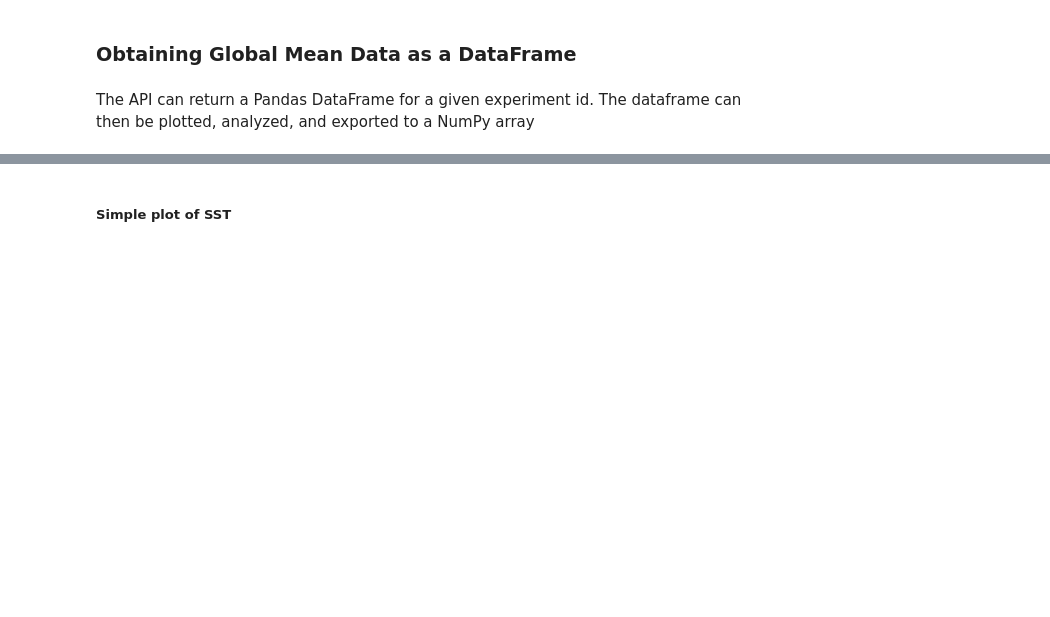
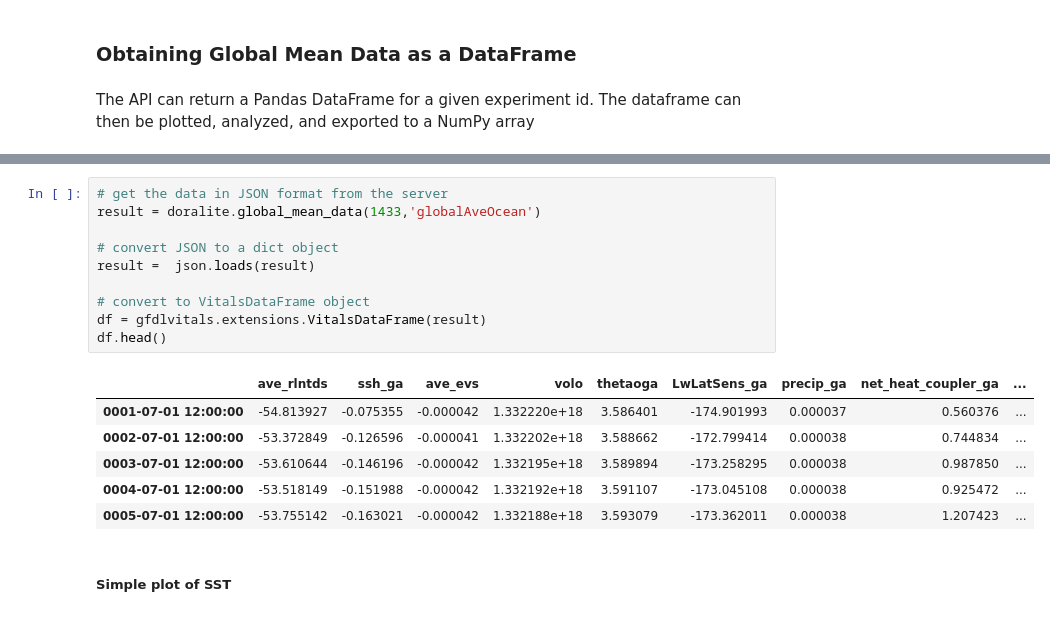
Before and after one commit to jkrasting/doralite, a Jupyter notebook: examples/api_examples.ipynb, the cells around one changed output, grey strips where cells are left out. Cells and saved outputs as stored; diff of their text form; blank space fills up the shorter version.

```diff
--- a/examples/api_examples.ipynb
+++ b/examples/api_examples.ipynb
@@ -78,3 +69,20 @@ df.head()
+# %%
+# get the data in JSON format from the server
+result = doralite.global_mean_data(1433,'globalAveOcean')
+
+# convert JSON to a dict object
+result =  json.loads(result)
+
+# convert to VitalsDataFrame object
+df = gfdlvitals.extensions.VitalsDataFrame(result)
+df.head()
+# %% [output]
+|  | ave_rlntds | ssh_ga | ave_evs | volo | thetaoga | LwLatSens_ga | precip_ga | net_heat_coupler_ga | ... |
+| 0001-07-01 12:00:00 | -54.813927 | -0.075355 | -0.000042 | 1.332220e+18 | 3.586401 | -174.901993 | 0.000037 | 0.560376 | ... |
+| 0002-07-01 12:00:00 | -53.372849 | -0.126596 | -0.000041 | 1.332202e+18 | 3.588662 | -172.799414 | 0.000038 | 0.744834 | ... |
+| 0003-07-01 12:00:00 | -53.610644 | -0.146196 | -0.000042 | 1.332195e+18 | 3.589894 | -173.258295 | 0.000038 | 0.987850 | ... |
+| 0004-07-01 12:00:00 | -53.518149 | -0.151988 | -0.000042 | 1.332192e+18 | 3.591107 | -173.045108 | 0.000038 | 0.925472 | ... |
+| 0005-07-01 12:00:00 | -53.755142 | -0.163021 | -0.000042 | 1.332188e+18 | 3.593079 | -173.362011 | 0.000038 | 1.207423 | ... |
 # %% [markdown]
 ##### Simple plot of SST
 # %%
```
Also changed, not shown: parts of 9 cells of this notebook, 3 other files.
